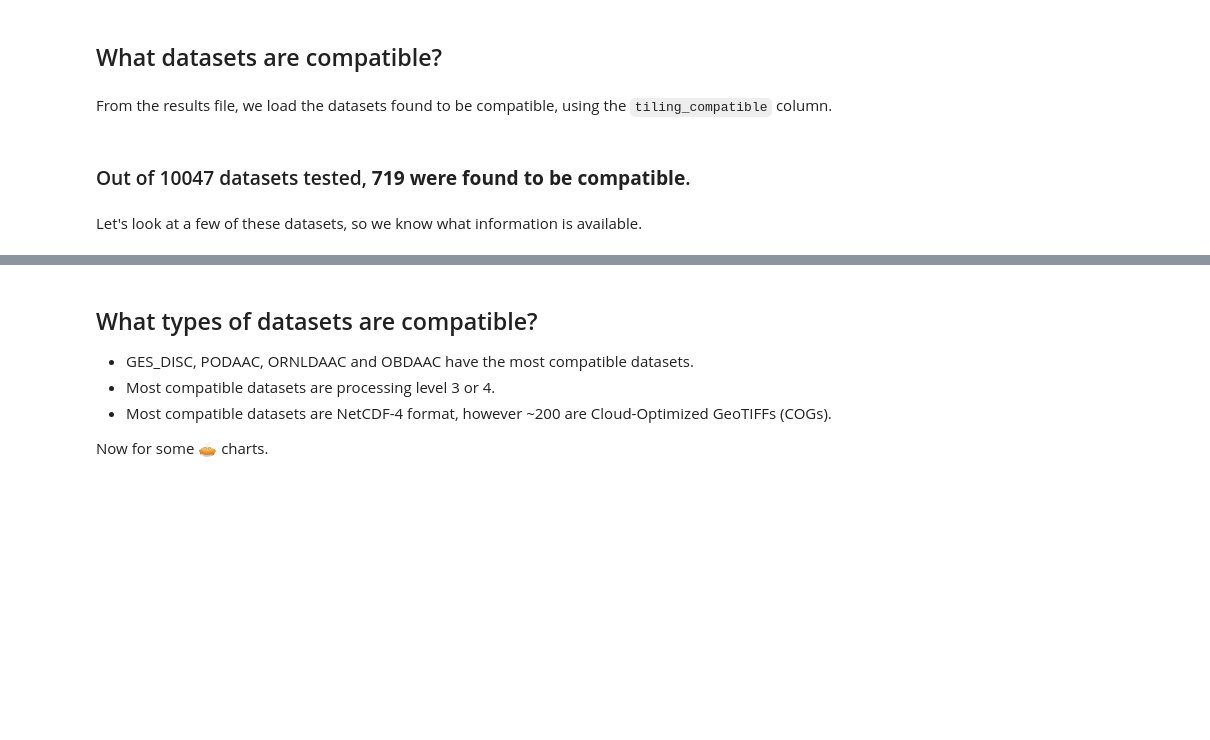
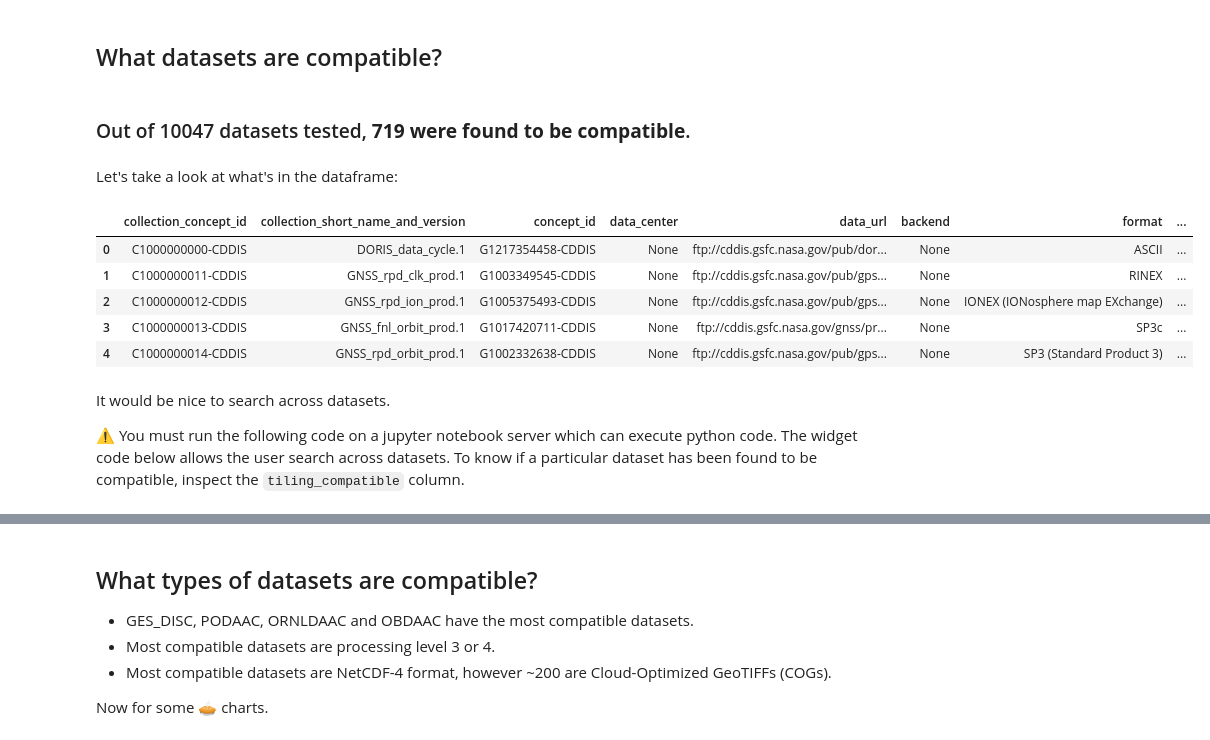
Before and after one commit to developmentseed/titiler-cmr, a Jupyter notebook: docs/compatibility/index.ipynb, the cells around one changed output, grey strips where cells are left out. Drawn from its saved outputs; the diff is of its cells as text; code cells hidden in the pictures; blank space fills up the shorter version.

Commit message:
Working on search and other suggestions

```diff
--- a/docs/compatibility/index.ipynb
+++ b/docs/compatibility/index.ipynb
@@ -26,7 +18,5 @@ download: s3://veda-odd-scratch/titiler-cmr-compatibility/tiling_results-11-24-2
 # %% [markdown]
 ## What datasets are compatible?
-# %% [markdown]
-From the results file, we load the datasets found to be compatible, using the `tiling_compatible` column.
 # %%
 import pandas as pd
 import plotting
@@ -44,6 +34,19 @@ display(
 )
 # %% [output]
 ### Out of 10047 datasets tested, **719 were found to be compatible**.
+# %% [markdown]
+Let's take a look at what's in the dataframe:
+# %%
+df.head()
+# %% [output]
+|  | collection_concept_id | collection_short_name_and_version | concept_id | data_center | data_url | backend | format | ... |
+| 0 | C1000000000-CDDIS | DORIS_data_cycle.1 | G1217354458-CDDIS | None | ftp://cddis.gsfc.nasa.gov/pub/dor... | None | ASCII | ... |
+| 1 | C1000000011-CDDIS | GNSS_rpd_clk_prod.1 | G1003349545-CDDIS | None | ftp://cddis.gsfc.nasa.gov/pub/gps... | None | RINEX | ... |
+| 2 | C1000000012-CDDIS | GNSS_rpd_ion_prod.1 | G1005375493-CDDIS | None | ftp://cddis.gsfc.nasa.gov/pub/gps... | None | IONEX (IONosphere map EXchange) | ... |
+| 3 | C1000000013-CDDIS | GNSS_fnl_orbit_prod.1 | G1017420711-CDDIS | None | ftp://cddis.gsfc.nasa.gov/gnss/pr... | None | SP3c | ... |
+| 4 | C1000000014-CDDIS | GNSS_rpd_orbit_prod.1 | G1002332638-CDDIS | None | ftp://cddis.gsfc.nasa.gov/pub/gps... | None | SP3 (Standard Product 3) | ... |
 # %% [markdown]
-Let's look at a few of these datasets, so we know what information is available.
+It would be nice to search across datasets.
+
+⚠️ You must run the following code on a jupyter notebook server which can execute python code. The widget code below allows the user search across datasets. To know if a particular dataset has been found to be compatible, inspect the `tiling_compatible` column.
 # %%
```
Also changed, not shown: parts of 8 cells of this notebook, 1 other file.
